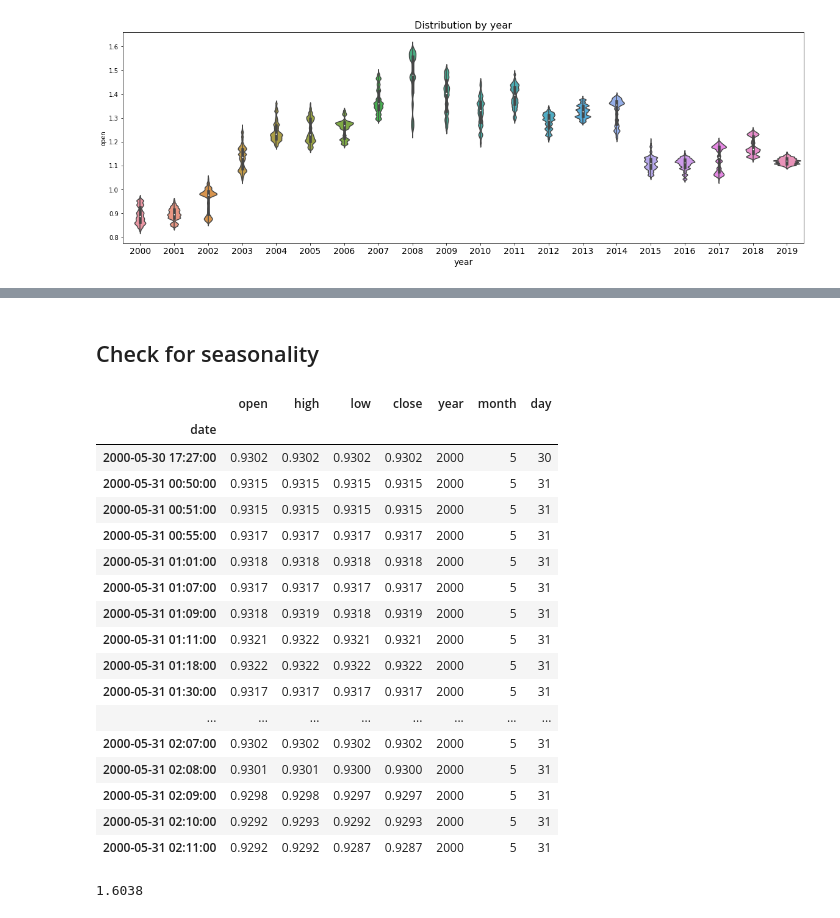
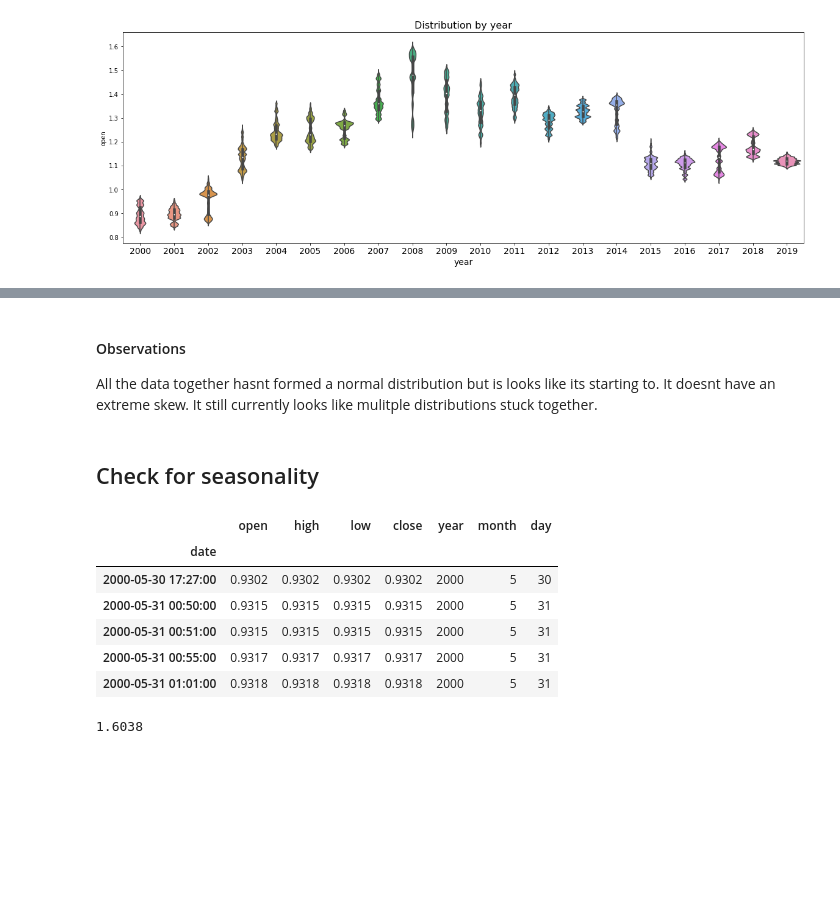
Before and after one commit to stuartdaw/Capstone_Forex, a Jupyter notebook: 1.0 Load Data and EDA.ipynb, the cells around one changed output, grey strips where cells are left out. Drawn from its saved outputs; the diff is of its cells as text; code cells hidden in the pictures; blank space fills up the shorter version.

```diff
--- a/1.0 Load Data and EDA.ipynb
+++ b/1.0 Load Data and EDA.ipynb
@@ -236,3 +234,7 @@ The Violn plot shows the
+# %% [markdown]
+#### Observations
+
+All the data together hasnt formed a normal distribution but is looks like its starting to. It doesnt have an extreme skew. It still currently looks like mulitple distributions stuck together.
 # %% [markdown]
 ## Check for seasonality
 # %%
@@ -241,26 +243,15 @@ eur_usd['year'] = eur_usd.index.year
 eur_usd['month'] = eur_usd.index.month
 eur_usd['day'] = eur_usd.index.day
 # %%
-eur_usd.head(30)
+eur_usd.head()
 # %% [output]
 |  | open | high | low | close | year | month | day |
 | date |  |  |  |  |  |  |  |
 | 2000-05-30 17:27:00 | 0.9302 | 0.9302 | 0.9302 | 0.9302 | 2000 | 5 | 30 |
 | 2000-05-31 00:50:00 | 0.9315 | 0.9315 | 0.9315 | 0.9315 | 2000 | 5 | 31 |
 | 2000-05-31 00:51:00 | 0.9315 | 0.9315 | 0.9315 | 0.9315 | 2000 | 5 | 31 |
 | 2000-05-31 00:55:00 | 0.9317 | 0.9317 | 0.9317 | 0.9317 | 2000 | 5 | 31 |
 | 2000-05-31 01:01:00 | 0.9318 | 0.9318 | 0.9318 | 0.9318 | 2000 | 5 | 31 |
-| 2000-05-31 01:07:00 | 0.9317 | 0.9317 | 0.9317 | 0.9317 | 2000 | 5 | 31 |
-| 2000-05-31 01:09:00 | 0.9318 | 0.9319 | 0.9318 | 0.9319 | 2000 | 5 | 31 |
-| 2000-05-31 01:11:00 | 0.9321 | 0.9322 | 0.9321 | 0.9321 | 2000 | 5 | 31 |
-| 2000-05-31 01:18:00 | 0.9322 | 0.9322 | 0.9322 | 0.9322 | 2000 | 5 | 31 |
-| 2000-05-31 01:30:00 | 0.9317 | 0.9317 | 0.9317 | 0.9317 | 2000 | 5 | 31 |
-| ... | ... | ... | ... | ... | ... | ... | ... |
-| 2000-05-31 02:07:00 | 0.9302 | 0.9302 | 0.9302 | 0.9302 | 2000 | 5 | 31 |
-| 2000-05-31 02:08:00 | 0.9301 | 0.9301 | 0.9300 | 0.9300 | 2000 | 5 | 31 |
-| 2000-05-31 02:09:00 | 0.9298 | 0.9298 | 0.9297 | 0.9297 | 2000 | 5 | 31 |
-| 2000-05-31 02:10:00 | 0.9292 | 0.9293 | 0.9292 | 0.9293 | 2000 | 5 | 31 |
-| 2000-05-31 02:11:00 | 0.9292 | 0.9292 | 0.9287 | 0.9287 | 2000 | 5 | 31 |
 # %%
 eur_usd['close'].max()
 # %% [output]
```
Also changed, not shown: parts of 52 cells of this notebook, 1 other file.
